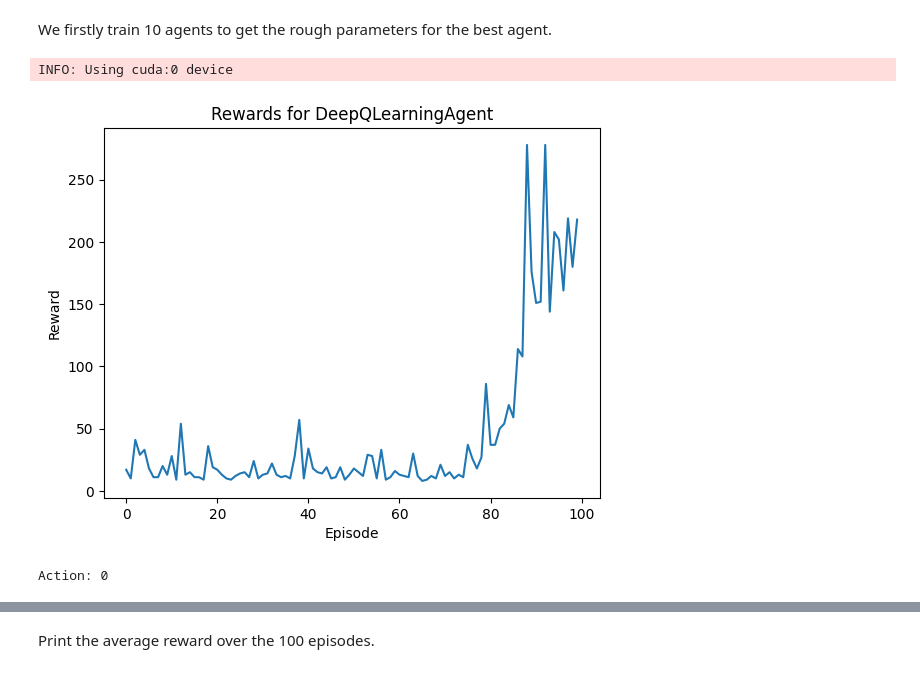
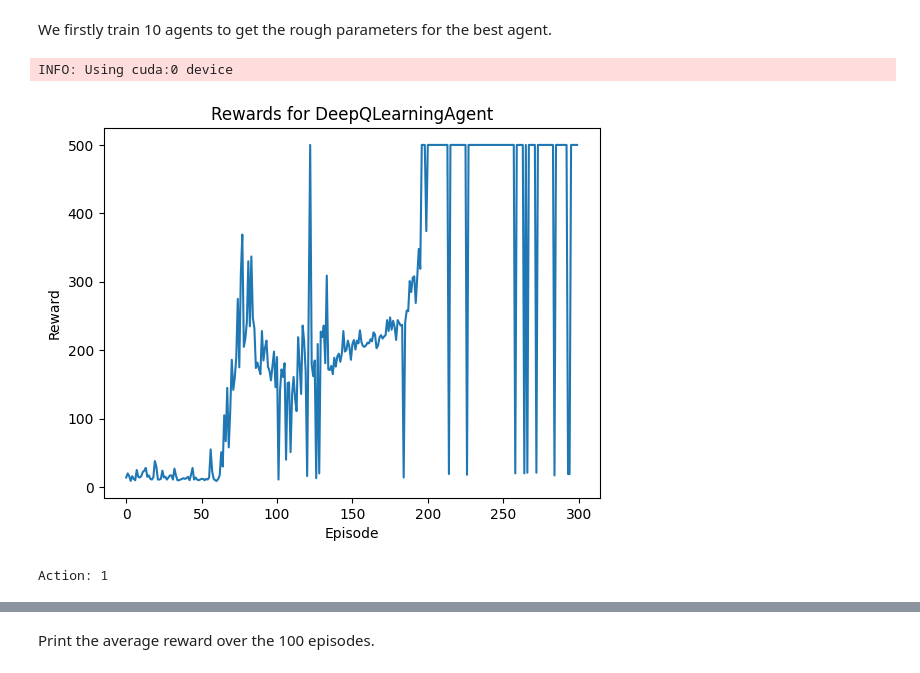
Before and after one commit to ruochee723/SC3000-Balancing-Pole-on-Cart, a Jupyter notebook: src/PuFanyiSooYingXiTingRuoChee_SCS2.ipynb, the cells around one changed output, grey strips where cells are left out. Cells and saved outputs as stored; diff of their text form; code cells hidden in the pictures.

Commit message:
train

```diff
--- a/src/PuFanyiSooYingXiTingRuoChee_SCS2.ipynb
+++ b/src/PuFanyiSooYingXiTingRuoChee_SCS2.ipynb
@@ -539,11 +541,16 @@ class DeepQLearningAgent(TrainableAgent):
 
         return sum_reward
 
-    def save(self, folder, **kwargs):
+    def save(self, folder, name: Optional[str]=None, **kwargs):
         """Save the model parameters, configuration, and additional information to a single file."""
         # Combine model parameters for both policy_net and target_net with configuration
         os.makedirs(folder, exist_ok=True)
-        file_name = f"{self.name}_{self.time}.pth"
+        if name is None:
+            file_name = f"{self.name}_{self.time}.pth"
+        elif name.endswith(".pth"):
+            file_name = name
+        else:
+            file_name = f"{name}_{self.time}.pth"
         file_path = os.path.join(folder, file_name)
         file_path = os.path.abspath(file_path)
         data_to_save = {
@@ -751,17 +766,17 @@ We firstly train 10 agents to get the rough parameters for the best agent.
 # %%
 env.reset()
 deep_q_learning_agent = DeepQLearningAgent(
     state_space_dim=4,
     action_space_size=2,
     enable_cuda=True,
     hidden_size=128,
     hidden_layers=5,
-    batch_size=20,
+    batch_size=128,
 )
-deep_q_learning_agent.train(env, num_episodes=100, plot=True, plot_smooth=1)
+deep_q_learning_agent.train(env, num_episodes=300, plot=True, plot_smooth=10)
 observation = env.reset()
 print("Action:", deep_q_learning_agent(observation))
 # %% [output]
 INFO: Using cuda:0 device
-[figure, old version]
+[figure, new version]
-Action: 0
+Action: 1
```
Also changed, not shown: parts of 18 cells of this notebook, 1 other file.
